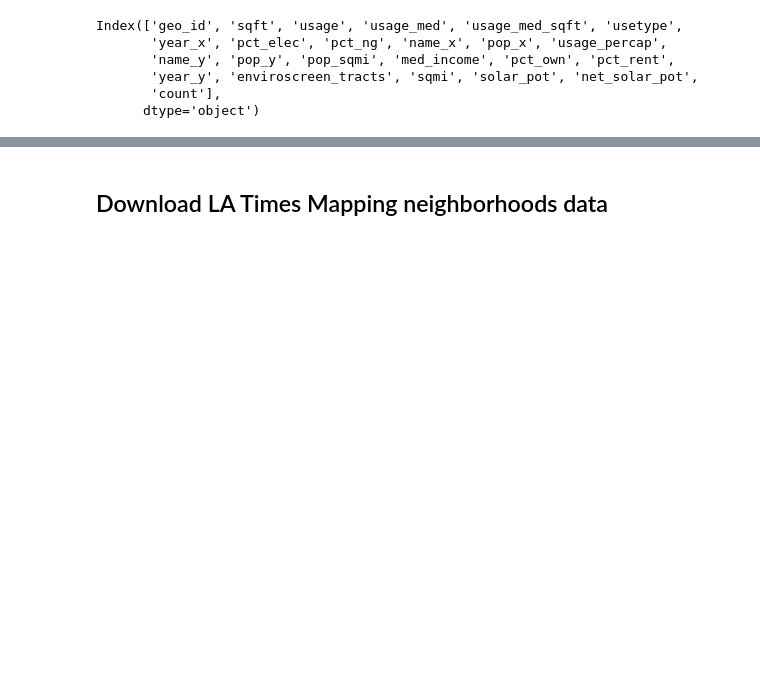
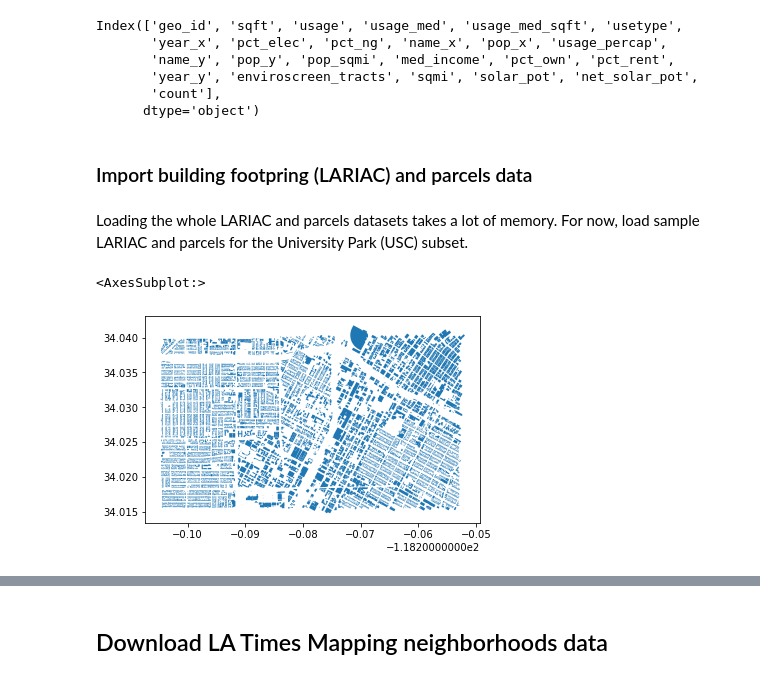
Before and after one commit to josephko91/anthropogenic-heat-la, a Jupyter notebook: anthropogenic-heat-buildings.ipynb, the cells around one changed output, grey strips where cells are left out. Drawn from its saved outputs; the diff is of its cells as text; code cells hidden in the pictures; blank space fills up the shorter version.

Commit message:
continue buildings analysis

```diff
--- a/anthropogenic-heat-buildings.ipynb
+++ b/anthropogenic-heat-buildings.ipynb
@@ -110,3 +110,16 @@ Index(['geo_id', 'sqft', 'usage', 'usage_med', 'usage_med_sqft', 'usetype',
        'year_y', 'enviroscreen_tracts', 'sqmi', 'solar_pot', 'net_solar_pot',
        'count'],
       dtype='object')
+# %% [markdown]
+### Import building footpring (LARIAC) and parcels data
+# %% [markdown]
+Loading the whole LARIAC and parcels datasets takes a lot of memory.
+For now, load sample LARIAC and parcels for the University Park (USC) subset.
+# %%
+lariac_usc_dir = '/Users/josephko/USC/Research/Anthropogenic Heat/lariac/Countywide_Building_Outlines_2017_usc.geojson'
+lariac_usc_df = gpd.read_file(lariac_dir)
+# %%
+lariac_usc_df.plot()
+# %% [output]
+<AxesSubplot:>
+[figure, added]
```
Also changed, not shown: parts of 13 cells of this notebook.
